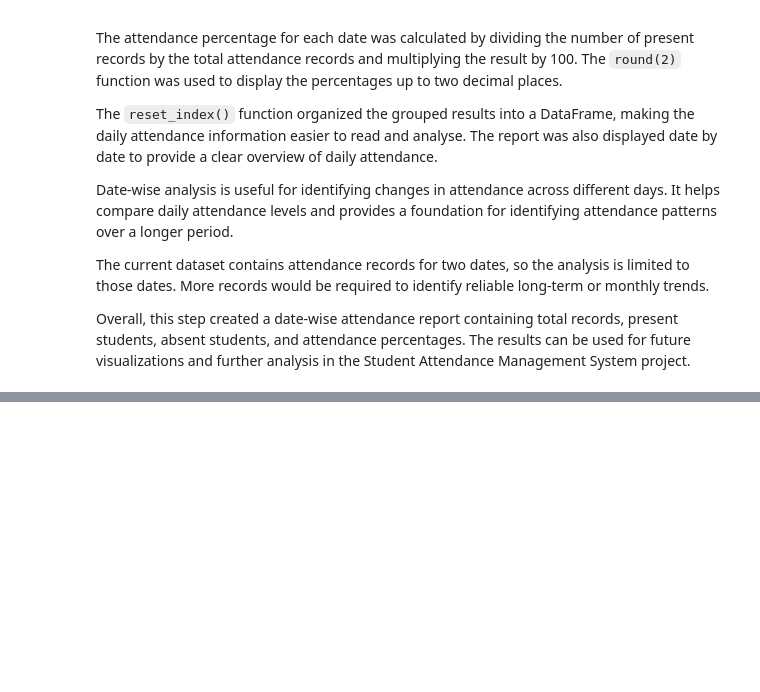
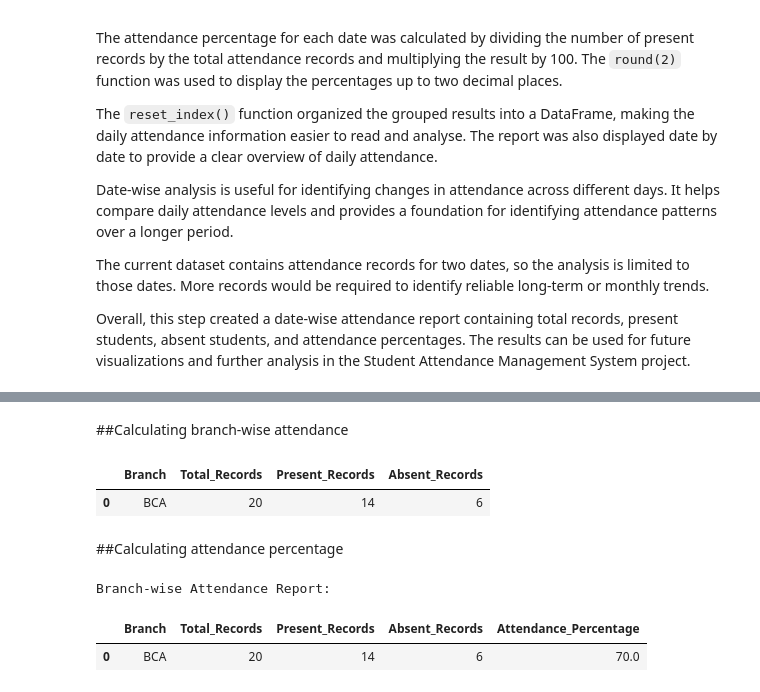
Before and after one commit to puja-200627/YBI_INTERNSHIP_PROJECTS, a Jupyter notebook: STUDENT_ATTENDANCE_MANAGEMENT_SYSTEM.ipynb, the cells around one changed output, grey strips where cells are left out. Drawn from its saved outputs; the diff is of its cells as text; code cells hidden in the pictures; blank space fills up the shorter version.

```diff
--- a/STUDENT_ATTENDANCE_MANAGEMENT_SYSTEM.ipynb
+++ b/STUDENT_ATTENDANCE_MANAGEMENT_SYSTEM.ipynb
@@ -2035,0 +2108,28 @@ Overall, this step created a date-wise attendance report containing total record
+# %% [markdown]
+##Calculating branch-wise attendance
+# %%
+branch_summary = branch_data.groupby("Branch").agg(
+    Total_Records=("Status", "count"),
+    Present_Records=("Status", lambda x: (x == "Present").sum()),
+    Absent_Records=("Status", lambda x: (x == "Absent").sum())
+).reset_index()
+
+display(branch_summary)
+# %% [output]
+|  | Branch | Total_Records | Present_Records | Absent_Records |
+| 0 | BCA | 20 | 14 | 6 |
+# %% [markdown]
+##Calculating attendance percentage
+# %%
+branch_summary["Attendance_Percentage"] = (
+    branch_summary["Present_Records"]
+    / branch_summary["Total_Records"]
+    * 100
+).round(2)
+
+print("Branch-wise Attendance Report:")
+display(branch_summary)
+# %% [output]
+Branch-wise Attendance Report:
+|  | Branch | Total_Records | Present_Records | Absent_Records | Attendance_Percentage |
+| 0 | BCA | 20 | 14 | 6 | 70.0 |
```
Also changed, not shown: parts of 6 cells of this notebook.
